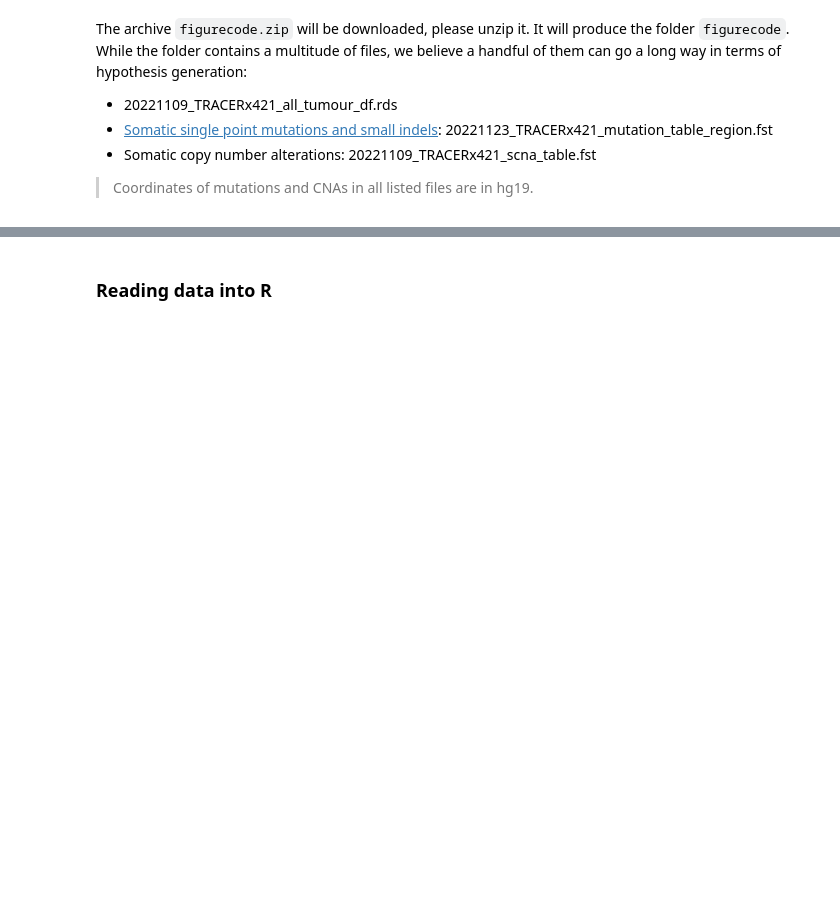
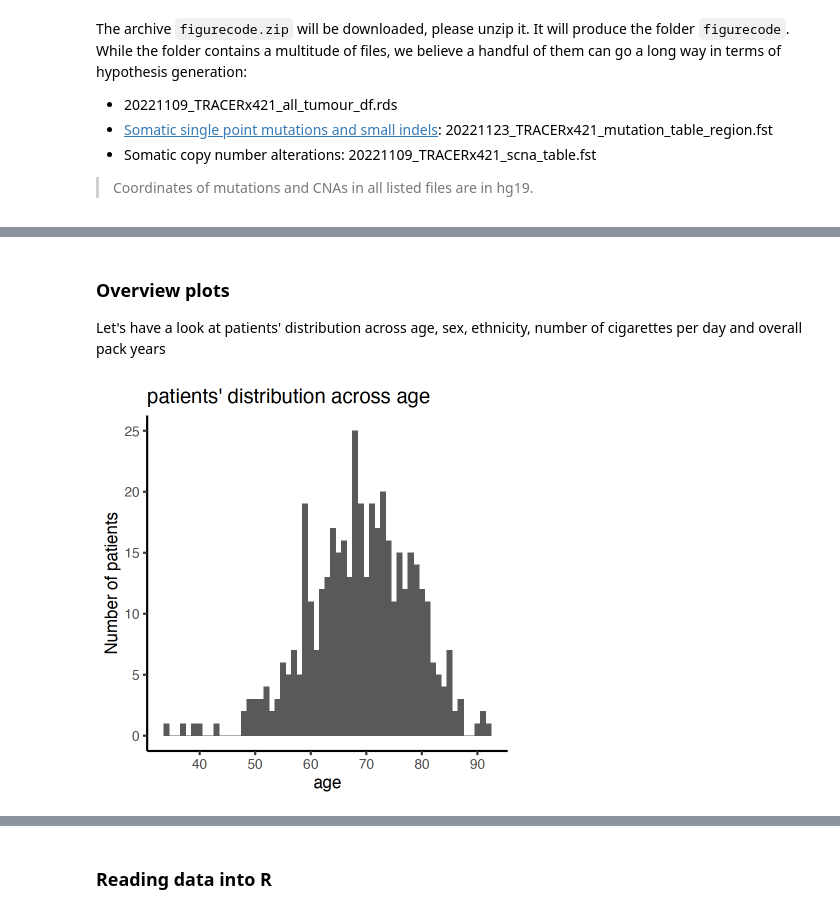
Before and after one commit to McGranahanLab/LCCE_workshop_2023, a Jupyter notebook: columns_description.ipynb, the cells around one changed output, grey strips where cells are left out. Cells and saved outputs as stored; diff of their text form; code cells hidden in the pictures; blank space fills up the shorter version.

Commit message:
Finixhed with pathology data

```diff
--- a/columns_description.ipynb
+++ b/columns_description.ipynb
@@ -65,0 +88,8 @@ Insert here how to use google colab
+# %%
+clinical_df = readRDS('figurecode/data/20221109_TRACERx421_all_patient_df.rds')
+# rename columns to match ones in mutation table and cna.
+# Please do not skip this step
+colnames(clinical_df) = gsub('^cruk_id$', 'patient_id', colnames(clinical_df))
+# remove excess columns, please do not skip this step
+clinical_df$tumour_id_muttable_cruk = NULL
+clinical_df$tumour_id_per_patient = NULL
@@ -65,0 +159,11 @@ Insert here how to use google colab
+# %% [markdown]
+###  Overview plots  <a class="anchor" id="Clinical-plots"></a>
+Let's have a look at patients' distribution across age, sex, ethnicity, number of cigarettes per day and overall pack years
+# %%
+ggplot(data = clinical_df, aes(x = age)) +
+       geom_histogram(binwidth = 1) +
+       ylab('Number of patients') +
+       ggtitle("patients' distribution across age") +
+       theme_classic(base_size = 20)
+# %% [output]
+[figure, added]
```
Also changed, not shown: parts of 35 cells of this notebook.
